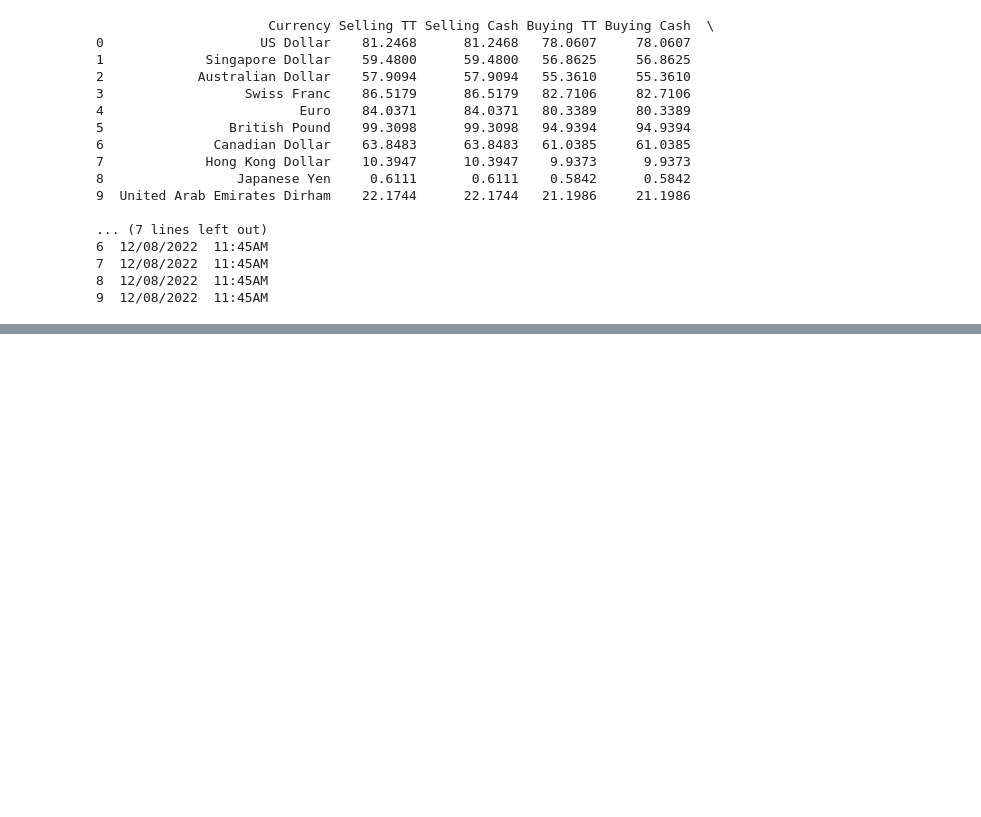
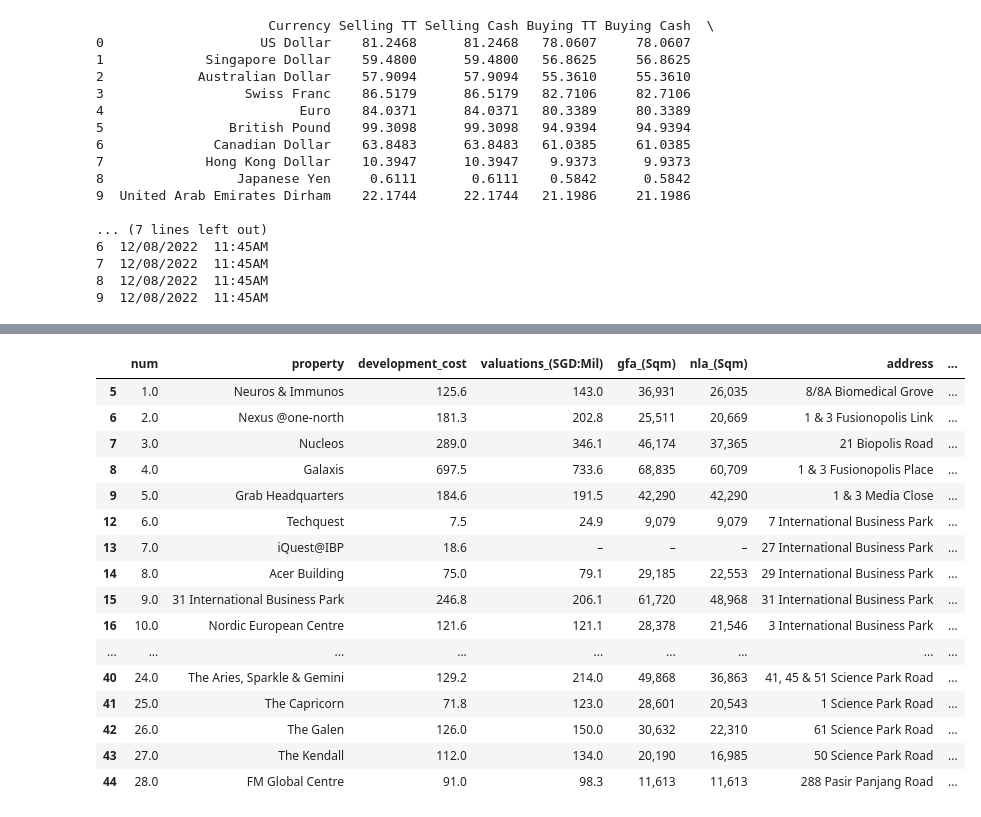
Before and after one commit to marmal88/Reits-Analytics, a Jupyter notebook: src/test.ipynb, the cells around one changed output, grey strips where cells are left out. Cells and saved outputs as stored; diff of their text form; code cells hidden in the pictures; blank space fills up the shorter version.

```diff
--- a/src/test.ipynb
+++ b/src/test.ipynb
@@ -112,5 +112,7 @@ def split_development_cost(text):
 df["development_cost"] = df["development_cost"].apply(lambda x: split_development_cost(x))
 df = df.dropna(how="any", subset=["development_cost", "completion_date"])
 
-df
+charlist = ["#", "*", "^"]
+for char in charlist:
+    df["property"] = df["property"].str.replace(char, "", regex=True)
 # %% [markdown]
@@ -118,4 +119,0 @@ df
-# %%
-
-
-path = "https://maps.googleapis.com/maps/api/geocode/json?address=1600+Amphitheatre+Parkway,+Mountain+View,+CA&key=YOUR_API_KEY"
@@ -121,0 +151,21 @@ path = "https://maps.googleapis.com/maps/api/geocode/json?address=1600+Amphithea
+# %%
+df["address_cord"] = df["address"].apply(lambda x: google_api().return_lat_long(x, "Singapore"))
+df["property_cord"] = df["property"].apply(lambda x: google_api().return_lat_long(x, "Singapore"))
+
+df["lat_lng"] = np.where(df["address_cord"].isna(),df["property_cord"],df["address_cord"])
+
+df["lattitude"] = df["lat_lng"].apply(lambda x: x[0])
+df["longitude"] = df["lat_lng"].apply(lambda x: x[1])
+
+df.drop(columns=["address_cord", "property_cord", "lat_lng"], inplace=True)
+# %%
+floattypes = ["development_cost", "valuations_(SGD:Mil)", "gross_revenue_(SGD:Mil)"]
+
+def to_numeric(number):
+    try:
+        return float(number)
+    except:
+        return 0
+
+for each in floattypes:
+    df[each] = df[each].apply(lambda x: to_numeric(x))
@@ -121,0 +233,20 @@ path = "https://maps.googleapis.com/maps/api/geocode/json?address=1600+Amphithea
+# %%
+df.drop(columns=["address_cord","property_cord"])
+# %% [output]
+|  | num | property | development_cost | valuations_(SGD:Mil) | gfa_(Sqm) | nla_(Sqm) | address | ... |
+| 5 | 1.0 | Neuros & Immunos | 125.6 | 143.0 | 36,931 | 26,035 | 8/8A Biomedical Grove | ... |
+| 6 | 2.0 | Nexus @one-north | 181.3 | 202.8 | 25,511 | 20,669 | 1 & 3 Fusionopolis Link | ... |
+| 7 | 3.0 | Nucleos | 289.0 | 346.1 | 46,174 | 37,365 | 21 Biopolis Road | ... |
+| 8 | 4.0 | Galaxis | 697.5 | 733.6 | 68,835 | 60,709 | 1 & 3 Fusionopolis Place | ... |
+| 9 | 5.0 | Grab Headquarters | 184.6 | 191.5 | 42,290 | 42,290 | 1 & 3 Media Close | ... |
+| 12 | 6.0 | Techquest | 7.5 | 24.9 | 9,079 | 9,079 | 7 International Business Park | ... |
+| 13 | 7.0 | iQuest@IBP | 18.6 | – | – | – | 27 International Business Park | ... |
+| 14 | 8.0 | Acer Building | 75.0 | 79.1 | 29,185 | 22,553 | 29 International Business Park | ... |
+| 15 | 9.0 | 31 International Business Park | 246.8 | 206.1 | 61,720 | 48,968 | 31 International Business Park | ... |
+| 16 | 10.0 | Nordic European Centre | 121.6 | 121.1 | 28,378 | 21,546 | 3 International Business Park | ... |
+| ... | ... | ... | ... | ... | ... | ... | ... | ... |
+| 40 | 24.0 | The Aries, Sparkle & Gemini | 129.2 | 214.0 | 49,868 | 36,863 | 41, 45 & 51 Science Park Road | ... |
+| 41 | 25.0 | The Capricorn | 71.8 | 123.0 | 28,601 | 20,543 | 1 Science Park Road | ... |
+| 42 | 26.0 | The Galen | 126.0 | 150.0 | 30,632 | 22,310 | 61 Science Park Road | ... |
+| 43 | 27.0 | The Kendall | 112.0 | 134.0 | 20,190 | 16,985 | 50 Science Park Road | ... |
+| 44 | 28.0 | FM Global Centre | 91.0 | 98.3 | 11,613 | 11,613 | 288 Pasir Panjang Road | ... |
```
Also changed, not shown: parts of 7 cells of this notebook, 4 other files.
